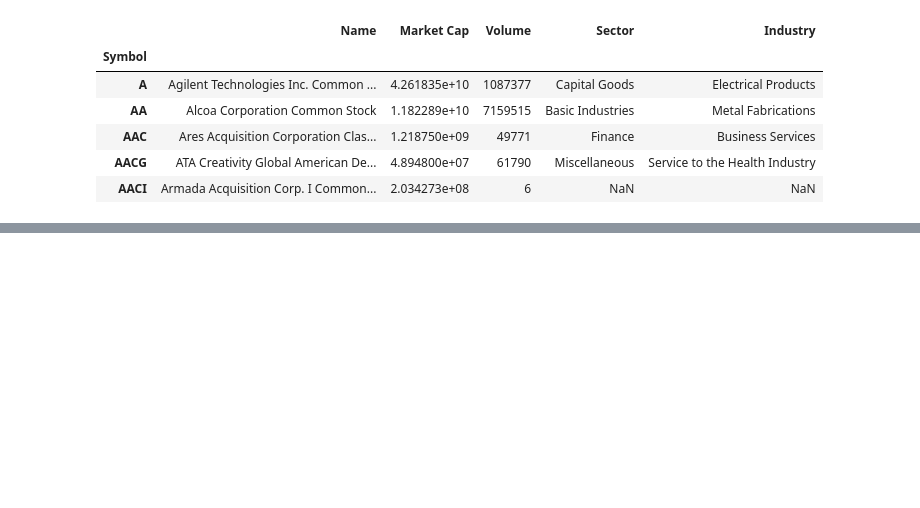
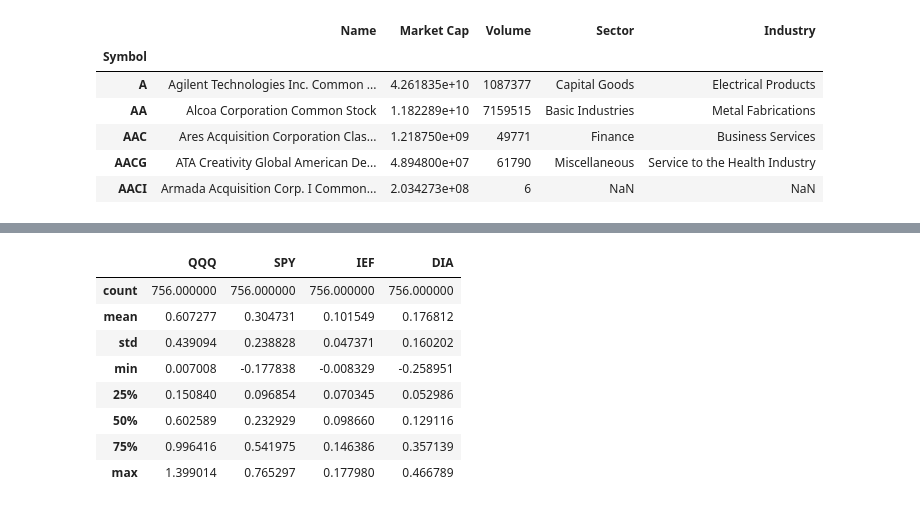
Before and after one commit to Kgross2/portfolio_suitability_app, a Jupyter notebook: portfolio_suitability.ipynb, the cells around one changed output, grey strips where cells are left out. Cells and saved outputs as stored; diff of their text form; code cells hidden in the pictures; blank space fills up the shorter version.

```diff
--- a/portfolio_suitability.ipynb
+++ b/portfolio_suitability.ipynb
@@ -230,3 +349,15 @@ nasdaq.head()
 # Run MC Sim for SPY, DIA, IEF, and client selection
 # %%
 # Present comparisons in table
+
+cumulative_returns.describe()
+# %% [output]
+|  | QQQ | SPY | IEF | DIA |
+| count | 756.000000 | 756.000000 | 756.000000 | 756.000000 |
+| mean | 0.607277 | 0.304731 | 0.101549 | 0.176812 |
+| std | 0.439094 | 0.238828 | 0.047371 | 0.160202 |
+| min | 0.007008 | -0.177838 | -0.008329 | -0.258951 |
+| 25% | 0.150840 | 0.096854 | 0.070345 | 0.052986 |
+| 50% | 0.602589 | 0.232929 | 0.098660 | 0.129116 |
+| 75% | 0.996416 | 0.541975 | 0.146386 | 0.357139 |
+| max | 1.399014 | 0.765297 | 0.177980 | 0.466789 |
```
Also changed, not shown: parts of 20 cells of this notebook, 4 other files.
